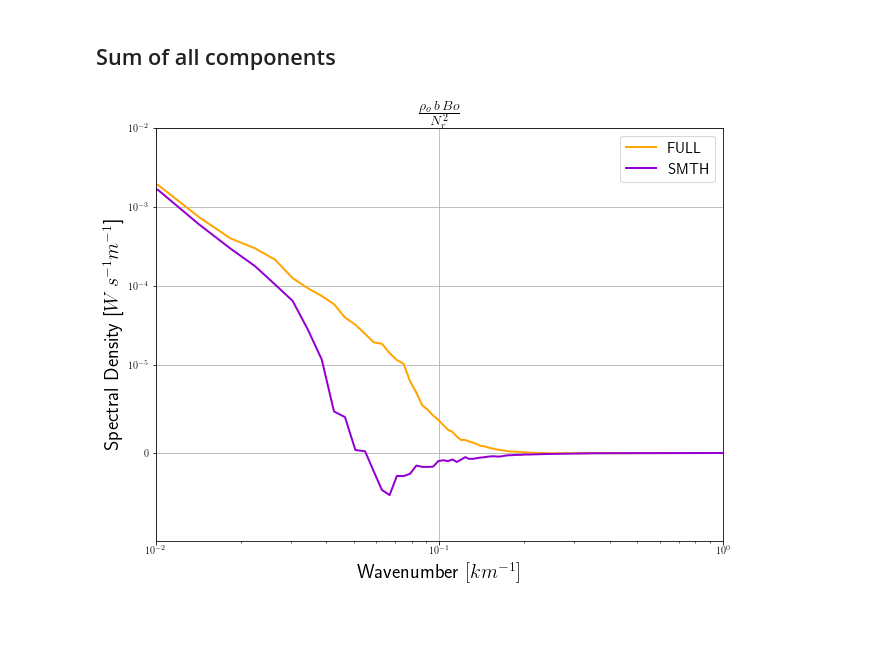
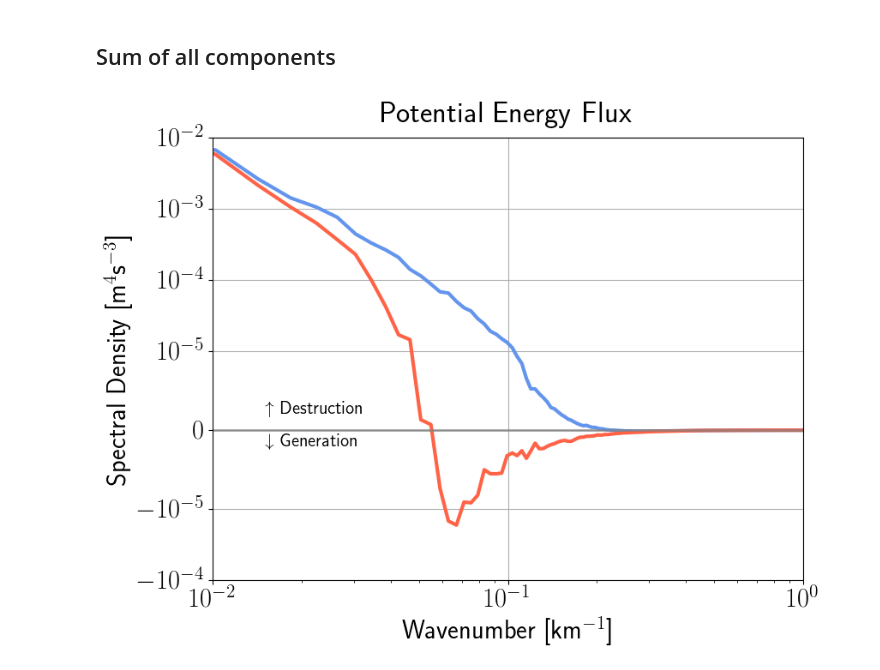
Before and after one commit to igoruchoa/FeedbackSubmeso, a Jupyter notebook: 2_CROCO/bBo_computation.ipynb, the cells around one changed output. Cells and saved outputs as stored; diff of their text form; code cells hidden in the pictures; blank space fills up the shorter version.

```diff
--- a/2_CROCO/bBo_computation.ipynb
+++ b/2_CROCO/bBo_computation.ipynb
@@ -460,39 +464,50 @@ plt.savefig('/homes/metogra/iufarias/Documents/figures/2_CROCO/bBo/bBo_all_spect
 # %%
 plt.figure(figsize=(9,7))
 
 
 plt.plot(btBt_f.freq_r/dxx,
-         (rho/N2r)*(btBt_f.mean(axis=0)+bsBs_f.mean(axis=0)+bsBt_f.mean(axis=0)+btBs_f.mean(axis=0)),
-                                      label='FULL',linewidth=2,color='orange')
+         ((1/N2r)*(btBt_f.mean(axis=0)+bsBs_f.mean(axis=0)+bsBt_f.mean(axis=0)+btBs_f.mean(axis=0)))/dxx*1e3,
+                                      label='FULL',linewidth=3,color='cornflowerblue')
 plt.plot(btBt_t.freq_r/dxx,
-         (rho/N2r)*(btBt_t.mean(axis=0)+bsBs_t.mean(axis=0)+bsBt_t.mean(axis=0)+btBs_t.mean(axis=0)),
-                                     label='SMTH',linewidth=2,color='darkviolet')
+         ((1/N2r)*(btBt_t.mean(axis=0)+bsBs_t.mean(axis=0)+bsBt_t.mean(axis=0)+btBs_t.mean(axis=0)))/dxx*1e3,
+                                     label='SMTH',linewidth=3,color='tomato')
+
+plt.plot(btBt_t.freq_r/dxx,np.zeros(btBt_t[0].shape),linewidth=2,color='grey',alpha=0.7)
+
 
 
 
 
 # plt.plot([1/50,1/50],[1000,0],'k--')
 
-plt.legend(prop={'size': 15})
+# plt.legend(prop={'size': 15})
 
 plt.yscale('symlog',linthresh=1e-5)
 # plt.yscale('log')
 plt.xscale('log')
-plt.title(r'$\frac{\rho_o \,b \,Bo}{N^2_r}$',fontsize=20)
+# plt.title(r'$\frac{ \,b \,Bo}{N^2_r}$',fontsize=20)
+
+# plt.title(r'$F_{PE}$',fontsize=25,y=1.05)
+plt.title(r'Potential Energy Flux',fontsize=25,y=1.02)
+
+
+# plt.text(0.5,5e-3,r'F$_{PE}$',fontsize=25)
+plt.text(1.5e-2,0.2e-5,r'$\uparrow$ Destruction ',fontsize=15)
+plt.text(1.5e-2,-0.2e-5,r'$\downarrow$ Generation ',fontsize=15)
+
+
 
 
 # plt.title(r'$b_S*Bo_T$',fontweight='bold',fontsize=15)
-plt.ylabel(r'Spectral Density [$W\,s^{-1}m^{-1}$]',fontweight='bold',fontsize=20)
+plt.ylabel(r'Spectral Density [m$^{4}$s$^{-3}$]',fontweight='bold')
+plt.xlabel(r'Wavenumber  [km$^{-1}$]',fontweight='bold')
 
 
-
-plt.xlabel(r'Wavenumber  $[km^{-1}]$',fontweight='bold',fontsize=20)
-
 plt.xlim(1/100,1)
-plt.ylim(-1e-5,1e-2)
+plt.ylim(-1e-4,1e-2)
 plt.grid()
 
 plt.tight_layout()
 plt.savefig('/homes/metogra/iufarias/Documents/figures/2_CROCO/bBo/bBo_sum_spectral.png')
 # %% [output]
-[figure, old version]
+[figure, new version]
```
Also changed, not shown: parts of 15 cells of this notebook, 2 other files.
